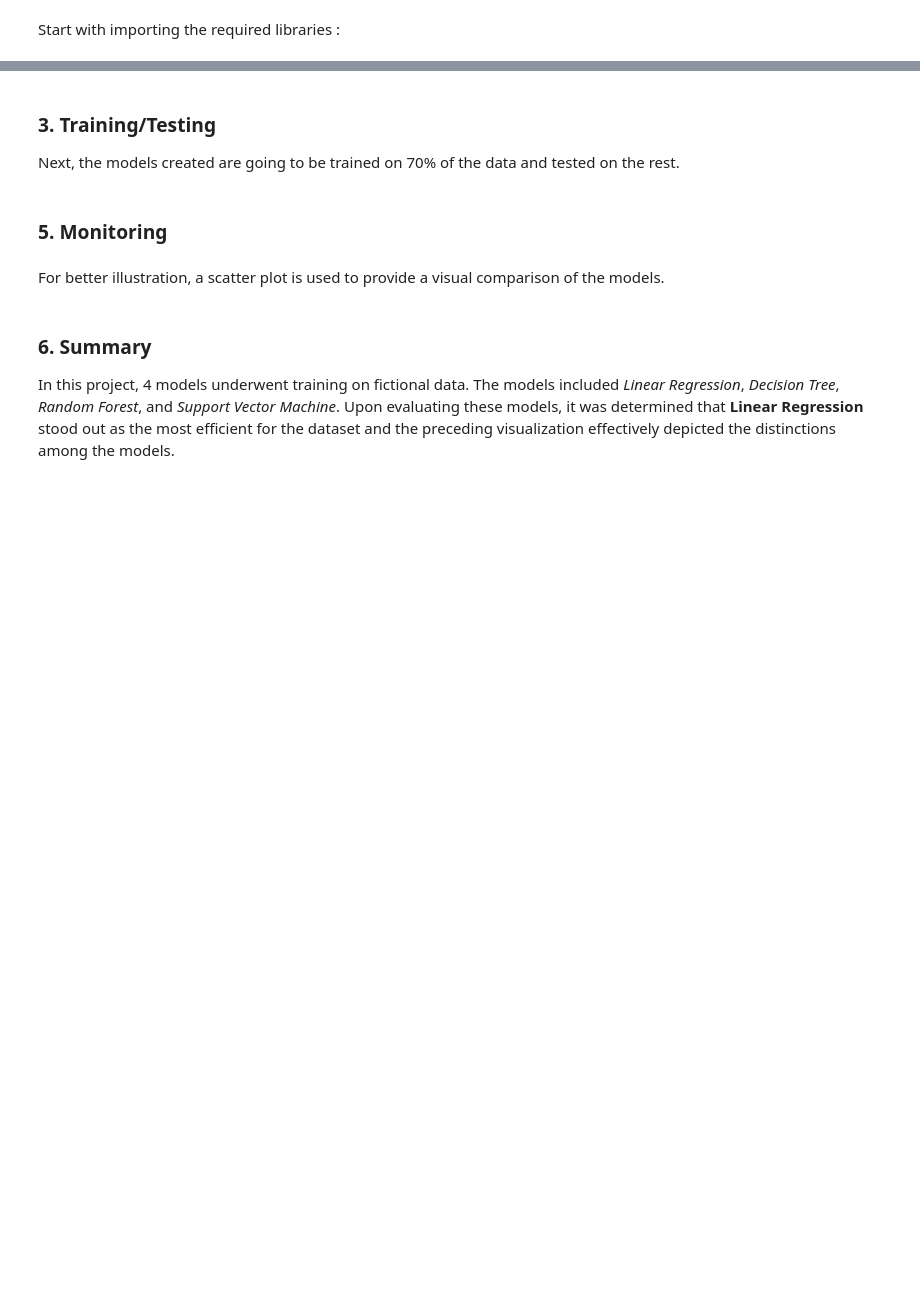
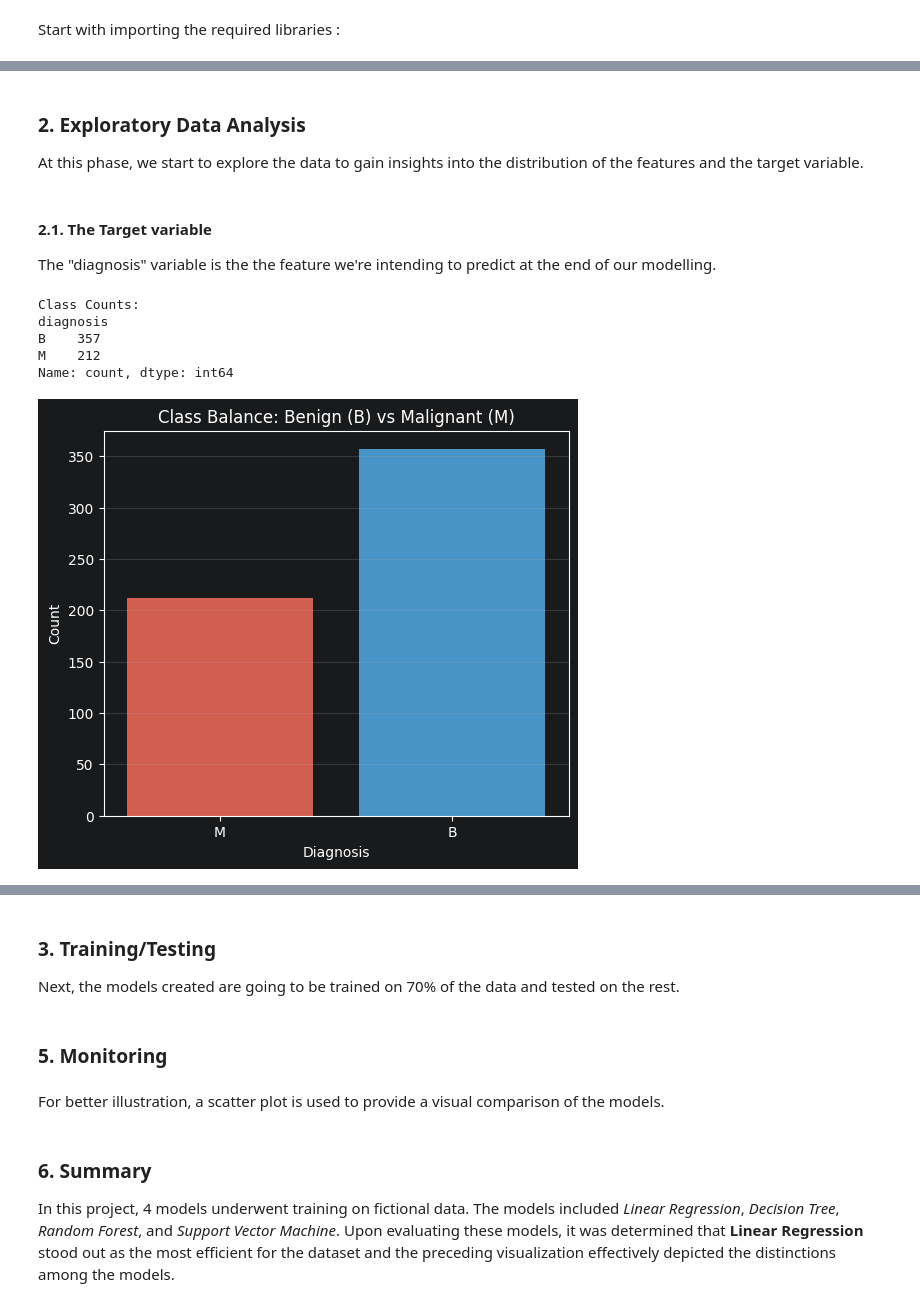
Before and after one commit to Alianger18/Projects_Portfolio, a Jupyter notebook: Project - Breast Cancer Detection/notebooks/model_creation.ipynb, the cells around one changed output, grey strips where cells are left out. Saved outputs shown, nothing was run; the diff lists cells and outputs as text; code cells hidden in the pictures; blank space fills up the shorter version.

```diff
--- a/Project - Breast Cancer Detection/notebooks/model_creation.ipynb
+++ b/Project - Breast Cancer Detection/notebooks/model_creation.ipynb
@@ -63,0 +123,28 @@ Subsequently, the following models are chosen to become our model :
+# %% [markdown]
+### 2. Exploratory Data Analysis
+At this phase, we start to explore the data to gain insights into the distribution of the features and the target variable.
+# %% [markdown]
+#### 2.1. The Target variable
+The "diagnosis" variable is the the feature we're intending to predict at the end of our modelling.
+# %%
+# Visualize the class balance)
+plt.figure(figsize=(6, 5))
+sns.countplot(data=data, x='diagnosis', palette=['#e74c3c', '#3498db'])
+plt.title('Class Balance: Benign (B) vs Malignant (M)')
+plt.xlabel('Diagnosis')
+plt.ylabel('Count')
+plt.grid(axis='y', alpha=0.3)
+
+# Save the plot to a file
+plt.savefig('Fig. 1 - class_balance.png')
+
+# Print counts
+counts = data['diagnosis'].value_counts()
+print(f"Class Counts:\n{counts}")
+# %% [output]
+Class Counts:
+diagnosis
+B    357
+M    212
+Name: count, dtype: int64
+[figure, added]
```
Also changed, not shown: parts of 36 cells of this notebook.
